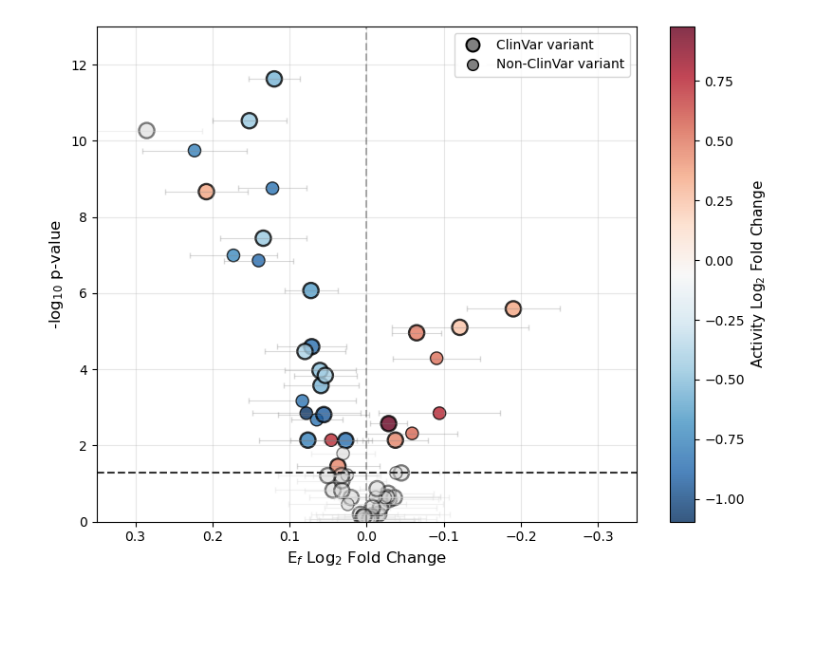
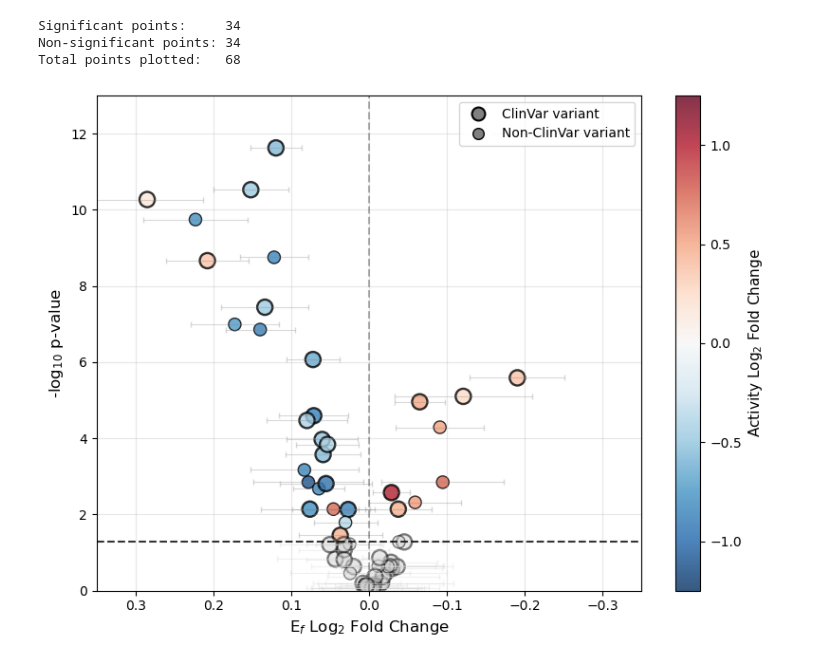
Before and after one commit to sukeniklab/CRX_2026, a Jupyter notebook: Scripts/Fig4_Ef-act.ipynb, the cells around one changed output. Drawn from its saved outputs; the diff is of its cells as text; code cells hidden in the pictures; blank space fills up the shorter version.

```diff
--- a/Scripts/Fig4_Ef-act.ipynb
+++ b/Scripts/Fig4_Ef-act.ipynb
@@ -3,6 +3,12 @@ import pandas as pd
 import numpy as np
 import matplotlib.pyplot as plt
 from scipy import stats
+from matplotlib.colors import Normalize
+from matplotlib.cm import ScalarMappable
+from scipy.stats import false_discovery_control
+
+
+plt.rcParams['svg.fonttype'] = 'none'
 # %%
 dfC = pd.read_csv('../Data/constructs_df.csv', index_col=0)
 dfA = pd.read_csv('../Data/CRX_fulllength.csv', index_col=0)
@@ -212,8 +126,11 @@ activity_significant = volcano_data['ks_fdr_pvalue'] < 0.05
 is_significant = ef_significant & activity_significant
 
 # Split data into significant and non-significant
-significant_volcano = volcano_data[is_significant]
-nonsignificant_volcano = volcano_data[~is_significant]
+significant_volcano = volcano_data[ef_significant]
+nonsignificant_volcano = volcano_data[~ef_significant]
+
+norm = Normalize(vmin=-1.25, vmax=1.25)
+cmap = 'RdBu_r'
 
 # Plot significant points with color mapping
 if len(significant_volcano) > 0:
@@ -224,7 +141,7 @@ if len(significant_volcano) > 0:
     scatter_sig = ax.scatter(significant_volcano['log2fc_Ef_cell'],
                             significant_volcano['-log10_pvalue'],
                             c=significant_volcano['log2fc_activity'],
-                            cmap='RdBu_r', s=sizes_sig, alpha=.8,
+                            cmap=cmap, norm=norm, s=sizes_sig, alpha=.8,
                             edgecolors='black', linewidths=edge_widths_sig)
 
     # Add error bars for significant points
@@ -259,33 +176,41 @@ if len(significant_volcano) > 0:
 
 # Add significance threshold line (p=0.05)
 ax.axhline(y=-np.log10(0.05), color='black', linestyle='--',
           linewidth=1.5, alpha=0.8, label='p = 0.05')
 
 ax.set_ylim(0, 13)
 ax.set_xlim(.35, -0.35)
 
 # Add vertical line at x=0
 ax.axvline(x=0, color='black', linestyle='--',
           linewidth=1.5, alpha=0.3)
 
 # Labels and styling
 ax.set_xlabel('E$_f$ Log$_2$ Fold Change', fontsize=12)
 ax.set_ylabel('-log$_1$$_0$ p-value', fontsize=12)
 
 # Create custom legend for point sizes
 from matplotlib.lines import Line2D
 legend_elements = [
     Line2D([0], [0], marker='o', color='w', label='ClinVar variant',
            markerfacecolor='grey', markersize=10, markeredgewidth=1.5, markeredgecolor='black'),
     Line2D([0], [0], marker='o', color='w', label='Non-ClinVar variant',
            markerfacecolor='grey', markersize=8.4, markeredgewidth=1, markeredgecolor='black')
 ]
 ax.legend(handles=legend_elements, loc='upper right', fontsize=10)
 
 ax.grid(alpha=0.3)
 
 plt.tight_layout()
-plt.show()
+
+plt.savefig('/Users/trev/Downloads/EfVolcano.svg')
+
+print(f"Significant points:     {len(significant_volcano)}")
+print(f"Non-significant points: {len(nonsignificant_volcano)}")
+print(f"Total points plotted:   {len(volcano_data)}")
 # %% [output]
+Significant points:     34
+Non-significant points: 34
+Total points plotted:   68
-[figure, old version]
+[figure, new version]
 # %%
```
Also changed, not shown: parts of 4 cells of this notebook, 10 other files.
